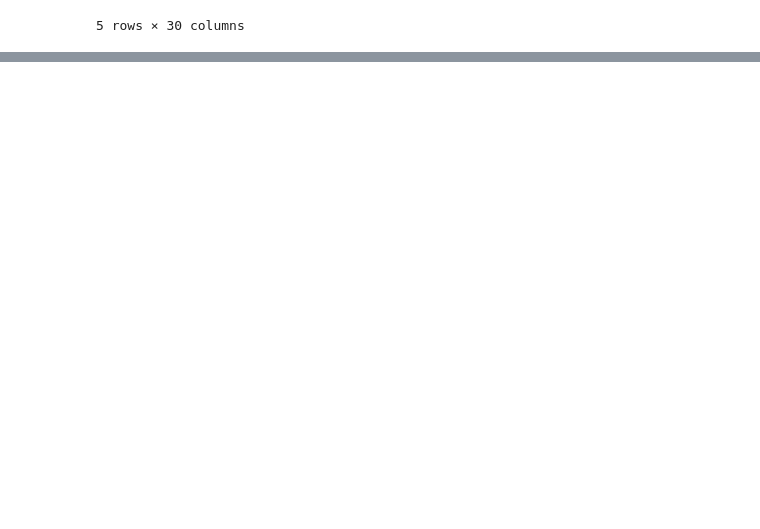
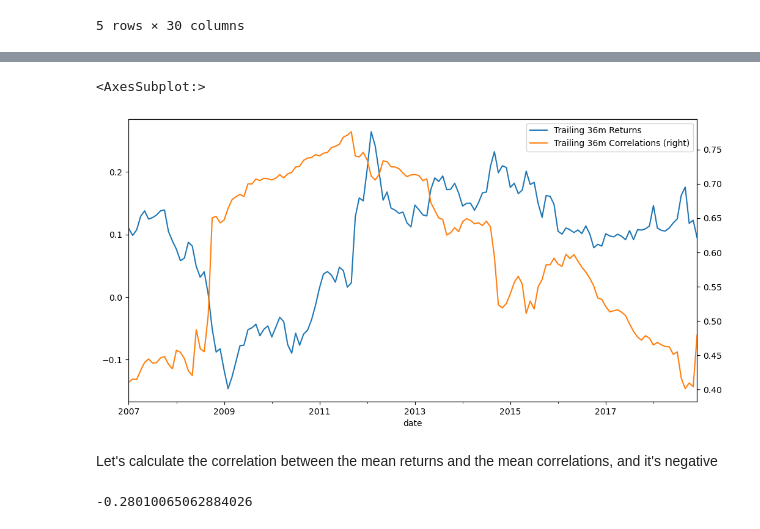
Before and after one commit to pportocarrero/Investment-management-ml, a Jupyter notebook: Lab 10_Limit of diversification.ipynb, the cells around one changed output, grey strips where cells are left out. Saved outputs shown, nothing was run; the diff lists cells and outputs as text; code cells hidden in the pictures; blank space fills up the shorter version.

```diff
--- a/Lab 10_Limit of diversification.ipynb
+++ b/Lab 10_Limit of diversification.ipynb
@@ -87,0 +103,12 @@ ind_tr36_corr = ts_corr.groupby(level='date').apply(lambda covmat: covmat.values
+# %%
+tmi_tr36m_return['2007':].plot(label='Trailing 36m Returns', figsize=(12,6), legend=True)
+ind_tr36_corr['2007':].plot(secondary_y=True, label='Trailing 36m Correlations', legend=True)
+# %% [output]
+<AxesSubplot:>
+[figure, added]
+# %% [markdown]
+Let's calculate the correlation between the mean returns and the mean correlations, and it's negative
+# %%
+tmi_tr36m_return.corr(ind_tr36_corr)
+# %% [output]
+-0.28010065062884026
```
Also changed, not shown: parts of 4 cells of this notebook.
